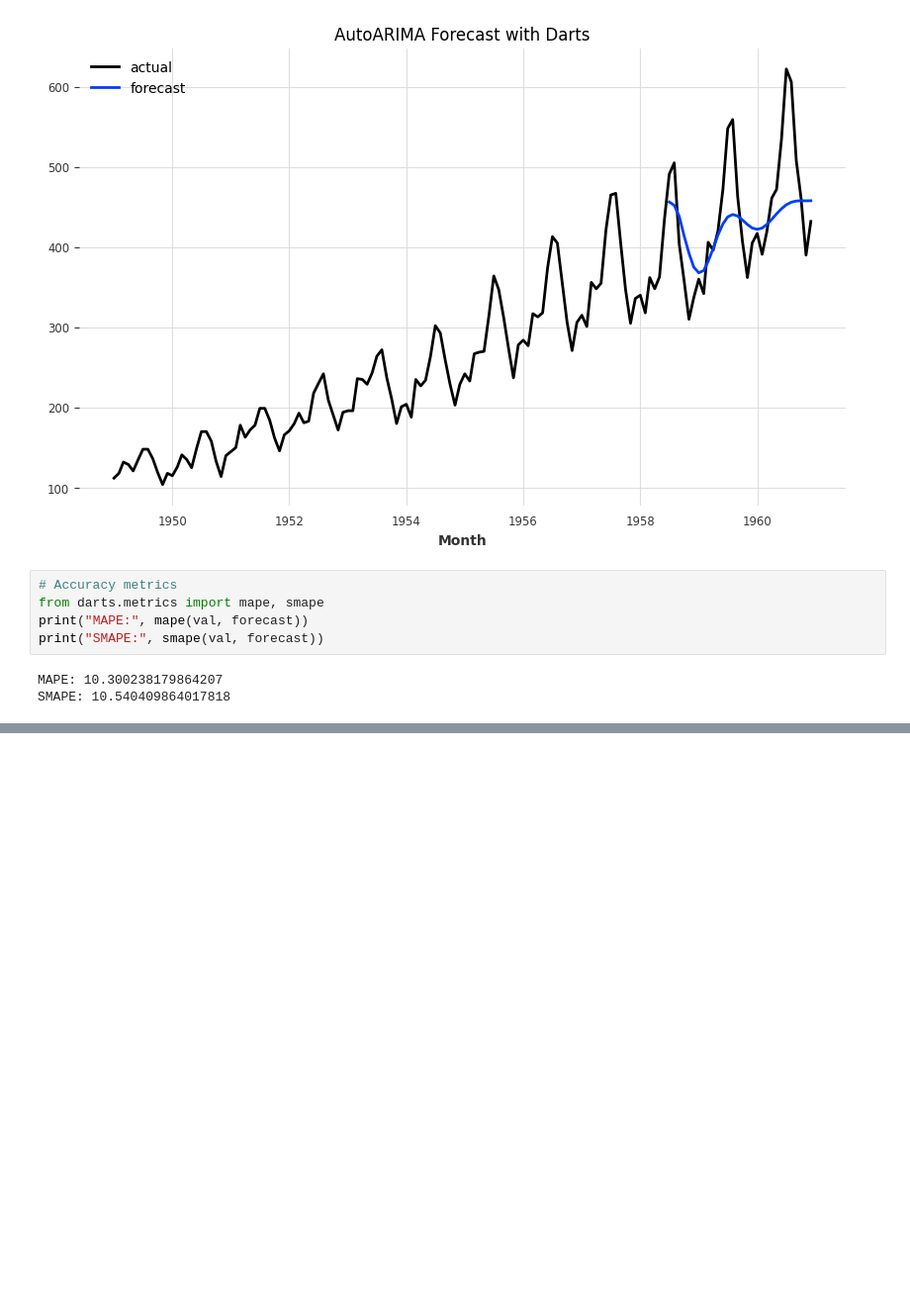
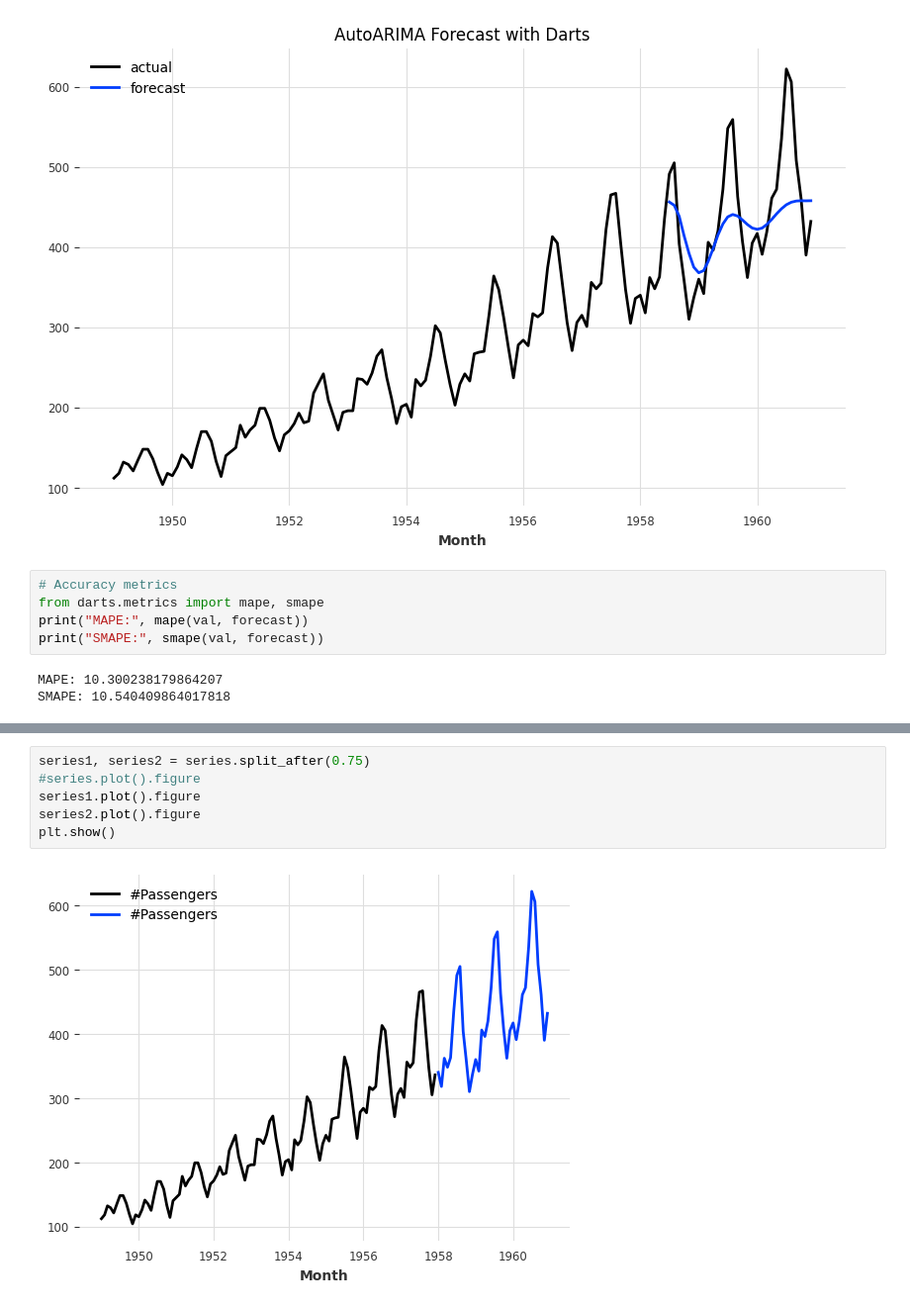
Before and after one commit to taudataanalytics/Pedas-2025, a Jupyter notebook: PeDaS-2025-Day-01.ipynb, the cells around one changed output, grey strips where cells are left out. Shown at 99% size. Saved outputs shown, nothing was run; the diff lists cells and outputs as text; blank space fills up the shorter version.

```diff
--- a/PeDaS-2025-Day-01.ipynb
+++ b/PeDaS-2025-Day-01.ipynb
@@ -298,0 +423,8 @@ SMAPE: 10.540409864017818
+# %%
+series1, series2 = series.split_after(0.75)
+#series.plot().figure
+series1.plot().figure
+series2.plot().figure
+plt.show()
+# %% [output]
+[figure, added]
```
Also changed, not shown: parts of 34 cells of this notebook, 13 other files.
